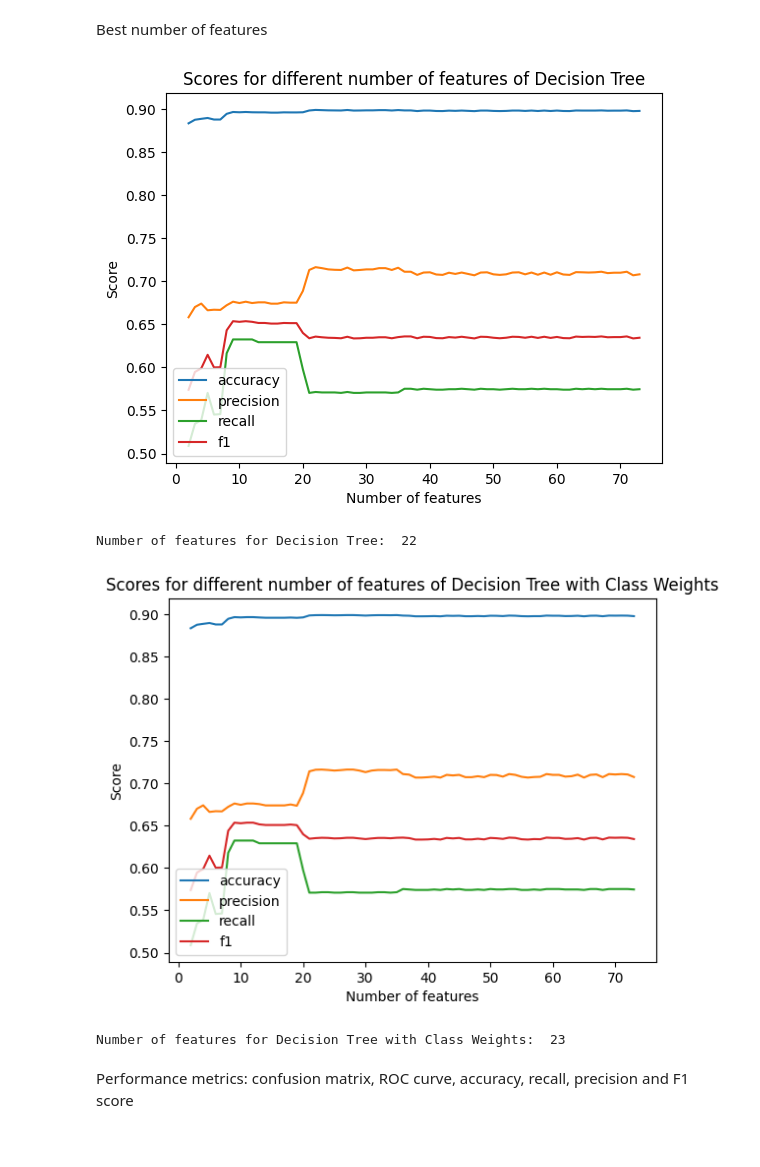
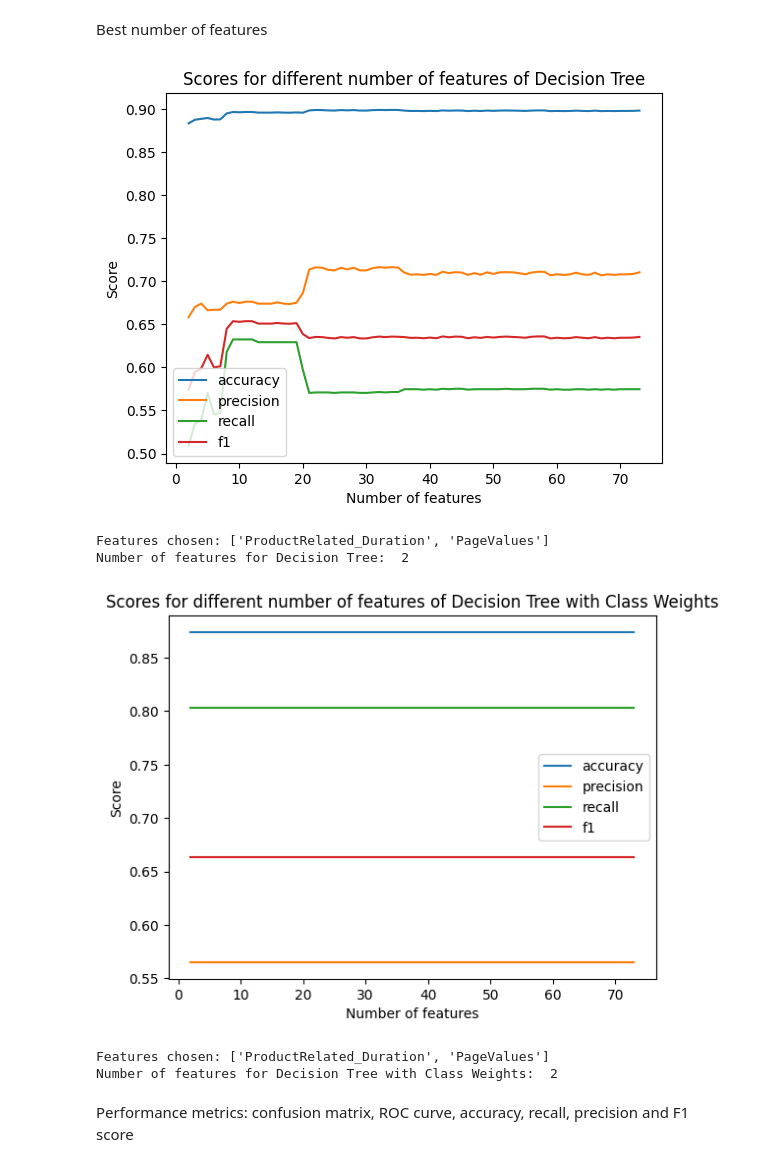
Before and after one commit to marianaosiecka/ML_project_uwr_2025, a Jupyter notebook: project.ipynb, the cells around one changed output. Saved outputs shown, nothing was run; the diff lists cells and outputs as text; code cells hidden in the pictures.

```diff
--- a/project.ipynb
+++ b/project.ipynb
@@ -421,7 +421,7 @@ Class weights: [0.59141152 3.23488497]
 # %% [markdown]
 #### k-fold and evaluation
 # %%
-def training_and_predictions_with_KFold(Algorithm, name,num_features, data=data, draw_confusion_matrix=False):
+def training_and_predictions_with_KFold(Algorithm, name,num_features, data=data, draw_confusion_matrix=False, sample_weight=None):
     kf =KFold(n_splits=10)
     predictions = []
     results = []
@@ -435,7 +435,8 @@ def training_and_predictions_with_KFold(Algorithm, name,num_features, data=data,
         # Split the data into training and testing sets
         X_train, X_test = all_inputs[train_index], all_inputs[test_index]
         y_train, y_test = all_labels[train_index], all_labels[test_index]
-        Algorithm.fit(X_train, y_train)
+        sample_weight_train = sample_weight[train_index] if sample_weight is not None else None
+        Algorithm.fit(X_train, y_train, sample_weight=sample_weight_train)
         predictions.append(Algorithm.predict(X_test))
         results.append(y_test)
         if(hasattr(Algorithm, "predict_proba")):
@@ -487,27 +488,27 @@ def training_and_predictions_with_KFold(Algorithm, name,num_features, data=data,
         return df, {'fpr': fpr, 'tpr': tpr, 'roc_auc': roc_auc}
     return accuracy, precision, recall, f1
 # %%
-def features_num_training_and_predictions_with_KFold(Algorithm, name, data=data):
+def features_num_training_and_predictions_with_KFold(Algorithm, name, data=data, sample_weight=None):
     accuracy_scores=[]
     precision_scores=[]
     recall_scores=[]
     f1_scores=[]
     size_features=[]
-    max_accuracy=0
+    max_f1=0
     max_precision=0
     num_features=0
     for i in range(2, int(len(features))):
-        accuracy_score, precision_score, recall_score, f1_score=training_and_predictions_with_KFold(Algorithm, name, i, data)
+        accuracy_score, precision_score, recall_score, f1_score=training_and_predictions_with_KFold(Algorithm, name, i, data, False, sample_weight)
         accuracy_scores.append(accuracy_score)
         precision_scores.append(precision_score)
         recall_scores.append(recall_score)
         f1_scores.append(f1_score)
         size_features.append(i)
-        if(accuracy_score>max_accuracy):
-            max_accuracy=accuracy_score
+        if(f1_score>max_f1):
+            max_f1=accuracy_score
             max_precision=precision_score
             num_features=i
-        if(accuracy_score==max_accuracy and precision_score>max_precision):
+        if(f1_score==max_f1 and precision_score>max_precision):
             max_precision=precision_score
             num_features=i
 
@@ -521,6 +522,7 @@ def features_num_training_and_predictions_with_KFold(Algorithm, name, data=data)
     plt.title("Scores for different number of features of "+name)
     plt.legend()
     plt.show()
+    print(f"Features chosen: {feature_dict_data[num_features]}")
     return num_features
 # %%
 roc_curve_data = {}
@@ -585,23 +586,26 @@ print('Best parameters of decision tree with class weights: {}'.format(grid_sear
 Best score of decision tree with class weights: 0.6713675895396494
 
 Best parameters of decision tree with class weights: {'ccp_alpha': 0.0, 'class_weight': None, 'criterion': 'gini', 'max_depth': 3, 'max_features': None, 'max_leaf_nodes': 2, 'min_samples_leaf': 3, 'min_samples_split': 2, 'random_state': None}
+# %%
+decision_tree_classifier = DecisionTreeClassifier(ccp_alpha=0.0, class_weight=None, criterion='gini', max_depth=5, max_features=None, max_leaf_nodes=None, min_samples_leaf=6, min_samples_split=2, random_state=None)
+decision_tree_classifier_class_weights = DecisionTreeClassifier(ccp_alpha=0.0, class_weight=None, criterion='gini', max_depth=3, max_features=None, max_leaf_nodes=2, min_samples_leaf=3, min_samples_split=2, random_state=None)
 # %% [markdown]
 Best number of features
 # %%
 # decision tree
-decision_tree_classifier = DecisionTreeClassifier(ccp_alpha=0.0, class_weight=None, criterion='gini', max_depth=5, max_features=None, max_leaf_nodes=None, min_samples_leaf=6, min_samples_split=2, random_state=None)
 num_features = features_num_training_and_predictions_with_KFold(decision_tree_classifier, "Decision Tree")
 print("Number of features for Decision Tree: ", num_features)
 
 # decision tree with class weights
-decision_tree_classifier_class_weights = DecisionTreeClassifier(ccp_alpha=0.0, class_weight=weights_train_dict, criterion='gini', max_depth=3, max_features=None, max_leaf_nodes=2, min_samples_leaf=3, min_samples_split=2, random_state=None)
-num_features_class_weights=features_num_training_and_predictions_with_KFold(decision_tree_classifier, "Decision Tree with Class Weights")
+num_features_class_weights=features_num_training_and_predictions_with_KFold(decision_tree_classifier_class_weights, "Decision Tree with Class Weights", data, weights_train)
 print("Number of features for Decision Tree with Class Weights: ", num_features_class_weights)
 # %% [output]
 [figure]
-Number of features for Decision Tree:  22
+Features chosen: ['ProductRelated_Duration', 'PageValues']
+Number of features for Decision Tree:  2
-[figure, old version]
+[figure, new version]
-Number of features for Decision Tree with Class Weights:  23
+Features chosen: ['ProductRelated_Duration', 'PageValues']
+Number of features for Decision Tree with Class Weights:  2
 # %% [markdown]
 Performance metrics: confusion matrix, ROC curve, accuracy, recall, precision and F1 score
 # %%
```
Also changed, not shown: parts of 2 cells of this notebook.
